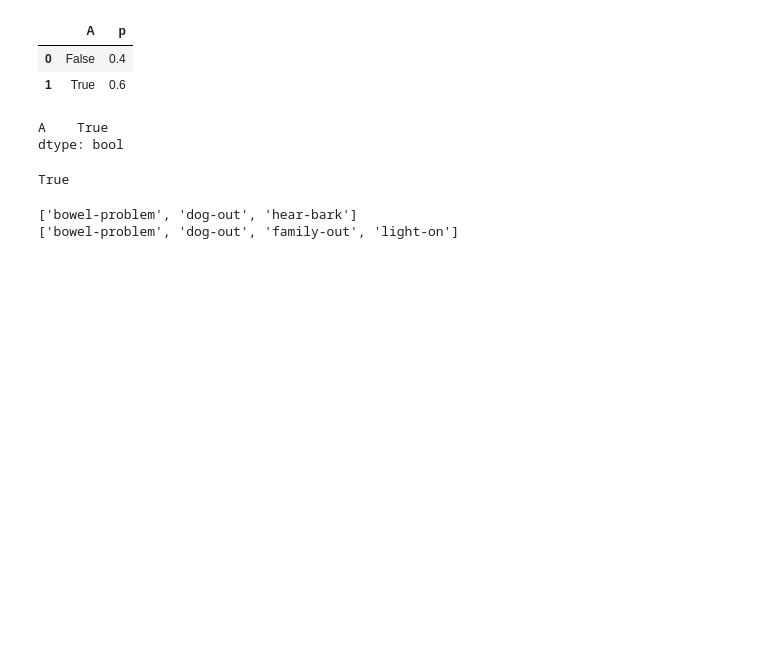
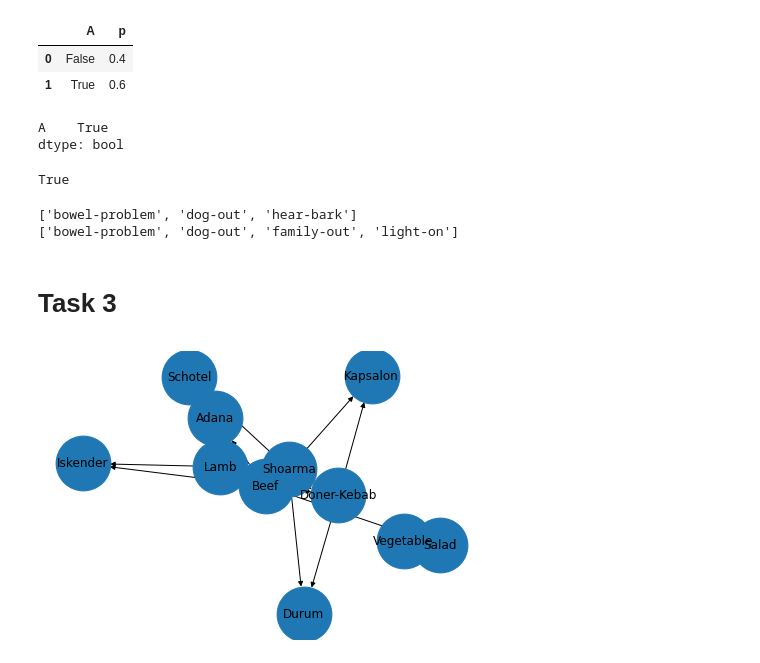
Before and after one commit to OlegBEZb/KR21_project2, a Jupyter notebook: KR_assignment_2.ipynb, the cells around one changed output. Drawn from its saved outputs; the diff is of its cells as text; code cells hidden in the pictures; blank space fills up the shorter version.

Commit message:
WIP on MPE, added task3 xml

```diff
--- a/KR_assignment_2.ipynb
+++ b/KR_assignment_2.ipynb
@@ -240,3 +293,11 @@ for path in nx.all_simple_paths(bn.structure_unidirected, 'bowel-problem', ['lig
 # %% [output]
 ['bowel-problem', 'dog-out', 'hear-bark']
 ['bowel-problem', 'dog-out', 'family-out', 'light-on']
+# %% [markdown]
+# Task 3
+# %%
+bn = BayesNet(verbose=0)
+bn.load_from_bifxml('testing/delicious_food.BIFXML')
+bn.draw_structure()
+# %% [output]
+[figure, added]
```
Also changed, not shown: parts of 15 cells of this notebook, 4 other files.
